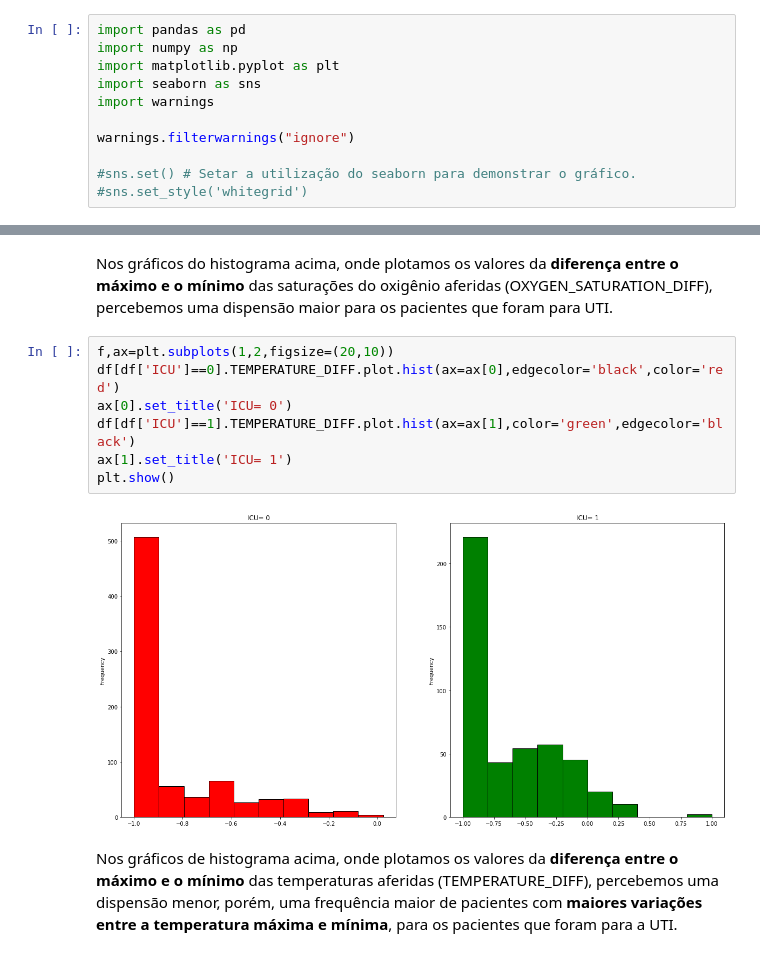
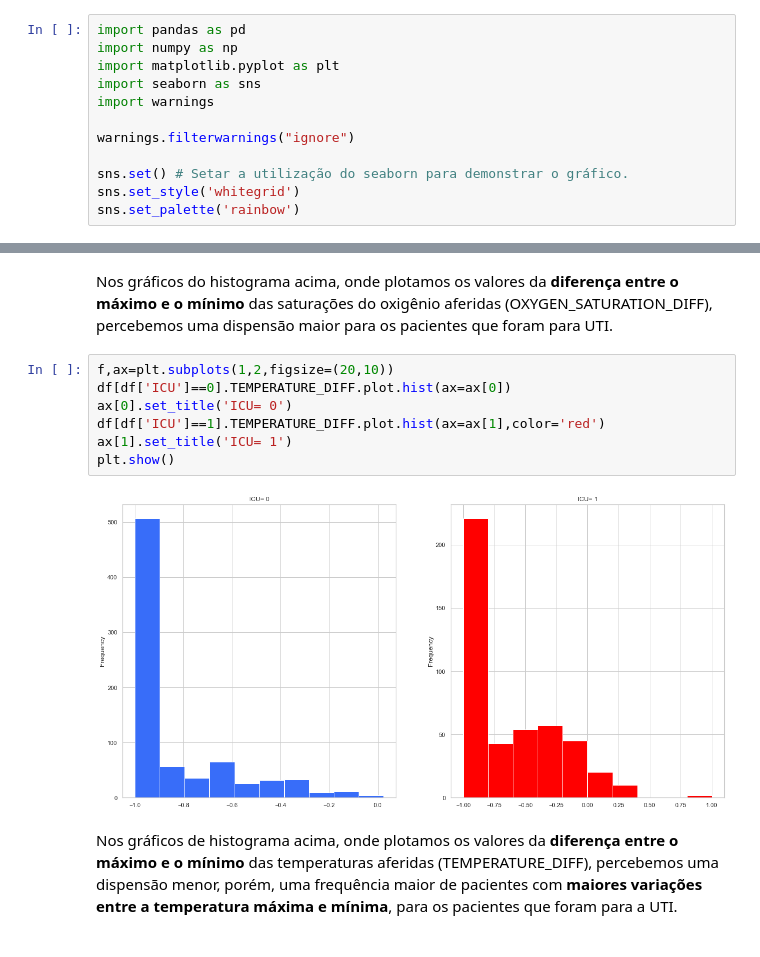
Before and after one commit to diogoslz/Bootcamp-Alura-Modulo-Projeto-final, a Jupyter notebook: Notebooks/Previsao_Covid_UTI_Projeto_final_2.ipynb, the cells around one changed output, grey strips where cells are left out. Saved outputs shown, nothing was run; the diff lists cells and outputs as text.

```diff
--- a/Notebooks/Previsao_Covid_UTI_Projeto_final_2.ipynb
+++ b/Notebooks/Previsao_Covid_UTI_Projeto_final_2.ipynb
@@ -47,8 +47,9 @@ import warnings
 
 warnings.filterwarnings("ignore")
 
-#sns.set() # Setar a utilização do seaborn para demonstrar o gráfico.
-#sns.set_style('whitegrid')
+sns.set() # Setar a utilização do seaborn para demonstrar o gráfico.
+sns.set_style('whitegrid')
+sns.set_palette('rainbow')
 # %% [markdown]
 ### 3.2. Carregamento dos Dados
 # %% [markdown]
@@ -453,13 +454,13 @@ plt.show()
 Nos gráficos do histograma acima, onde plotamos os valores da **diferença entre o máximo e o mínimo** das saturações do oxigênio aferidas (OXYGEN_SATURATION_DIFF), percebemos uma dispensão maior para os pacientes que foram para UTI.
 # %%
 f,ax=plt.subplots(1,2,figsize=(20,10))
-df[df['ICU']==0].TEMPERATURE_DIFF.plot.hist(ax=ax[0],edgecolor='black',color='red')
+df[df['ICU']==0].TEMPERATURE_DIFF.plot.hist(ax=ax[0])
 ax[0].set_title('ICU= 0')
-df[df['ICU']==1].TEMPERATURE_DIFF.plot.hist(ax=ax[1],color='green',edgecolor='black')
+df[df['ICU']==1].TEMPERATURE_DIFF.plot.hist(ax=ax[1],color='red')
 ax[1].set_title('ICU= 1')
 plt.show()
 # %% [output]
-[figure, old version]
+[figure, new version]
 # %% [markdown]
 Nos gráficos de histograma acima, onde plotamos os valores da **diferença entre o máximo e o mínimo** das temperaturas aferidas (TEMPERATURE_DIFF), percebemos uma dispensão menor, porém, uma frequência maior de pacientes com **maiores variações entre a temperatura máxima e mínima**, para os pacientes que foram para a UTI.
 # %% [markdown]
```
Also changed, not shown: parts of 80 cells of this notebook.
